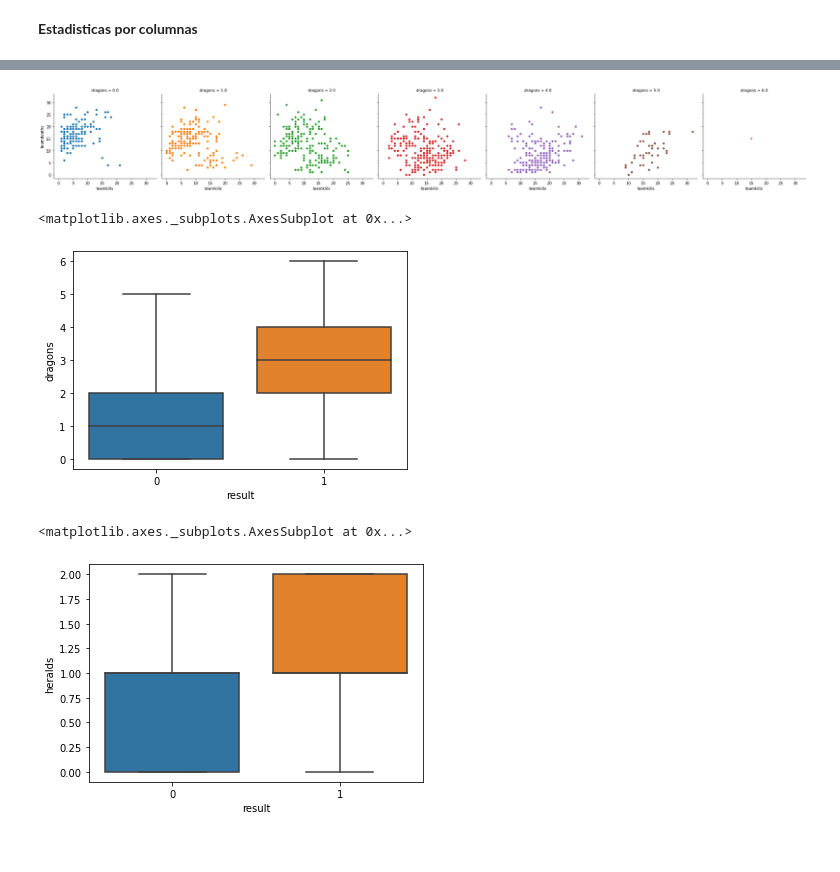
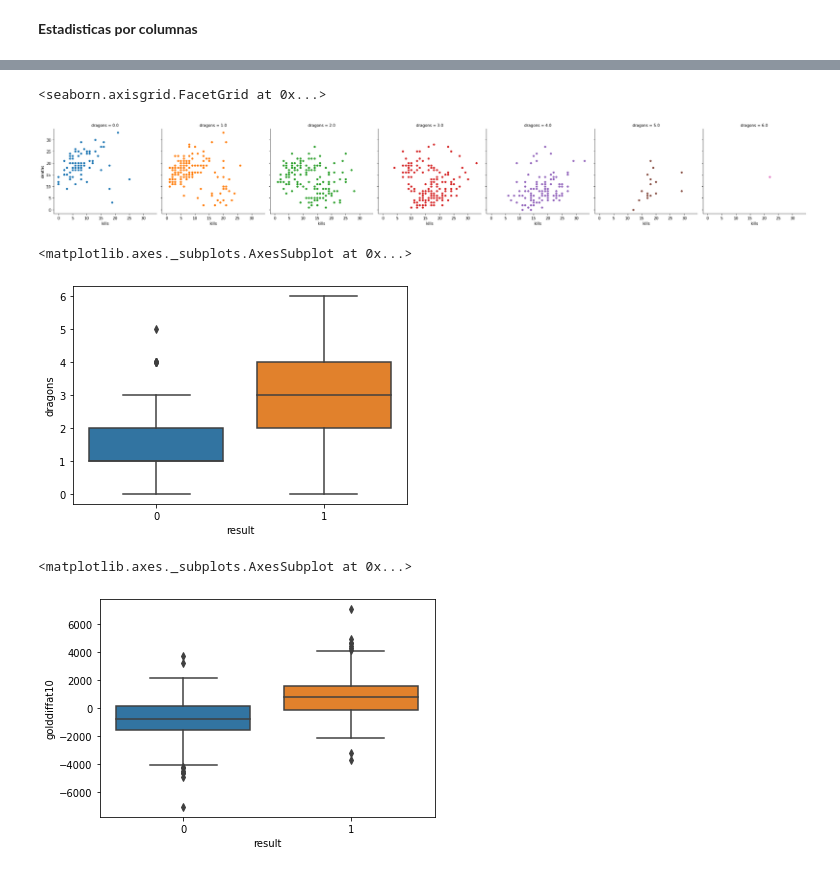
Before and after one commit to cporras/lol-esports, a Jupyter notebook: Notebooks/Analisis_multivariado.ipynb, the cells around one changed output, grey strips where cells are left out. Cells and saved outputs as stored; diff of their text form; code cells hidden in the pictures.

```diff
--- a/Notebooks/Analisis_multivariado.ipynb
+++ b/Notebooks/Analisis_multivariado.ipynb
@@ -76,18 +75,17 @@ plt.show()
 # %%
-g = sns.FacetGrid(df,col='dragons',height=4,hue='dragons')
-g.map(sns.scatterplot,'teamkills','teamdeaths')
-
-plt.show()
+g = sns.FacetGrid(df_feat,col='dragons',height=4,hue='dragons')
+g.map(sns.scatterplot,'kills','deaths')
 #Entre más dragones un equipo suele tener más asesinatos y menos muertes
 # %% [output]
+<seaborn.axisgrid.FacetGrid at 0x...>
-[figure, old version]
+[figure, new version]
 # %%
-sns.boxplot(x="result", y="dragons", data=df)
+sns.boxplot(x="result", y="dragons", data=df_feat)
 # %% [output]
 <matplotlib.axes._subplots.AxesSubplot at 0x...>
-[figure, old version]
+[figure, new version]
 # %%
-sns.boxplot(x="result", y="heralds", data=df)
+sns.boxplot(x="result", y="golddiffat10", data=df_feat)
 # %% [output]
 <matplotlib.axes._subplots.AxesSubplot at 0x...>
-[figure, old version]
+[figure, new version]
```
Also changed, not shown: parts of 7 cells of this notebook.
